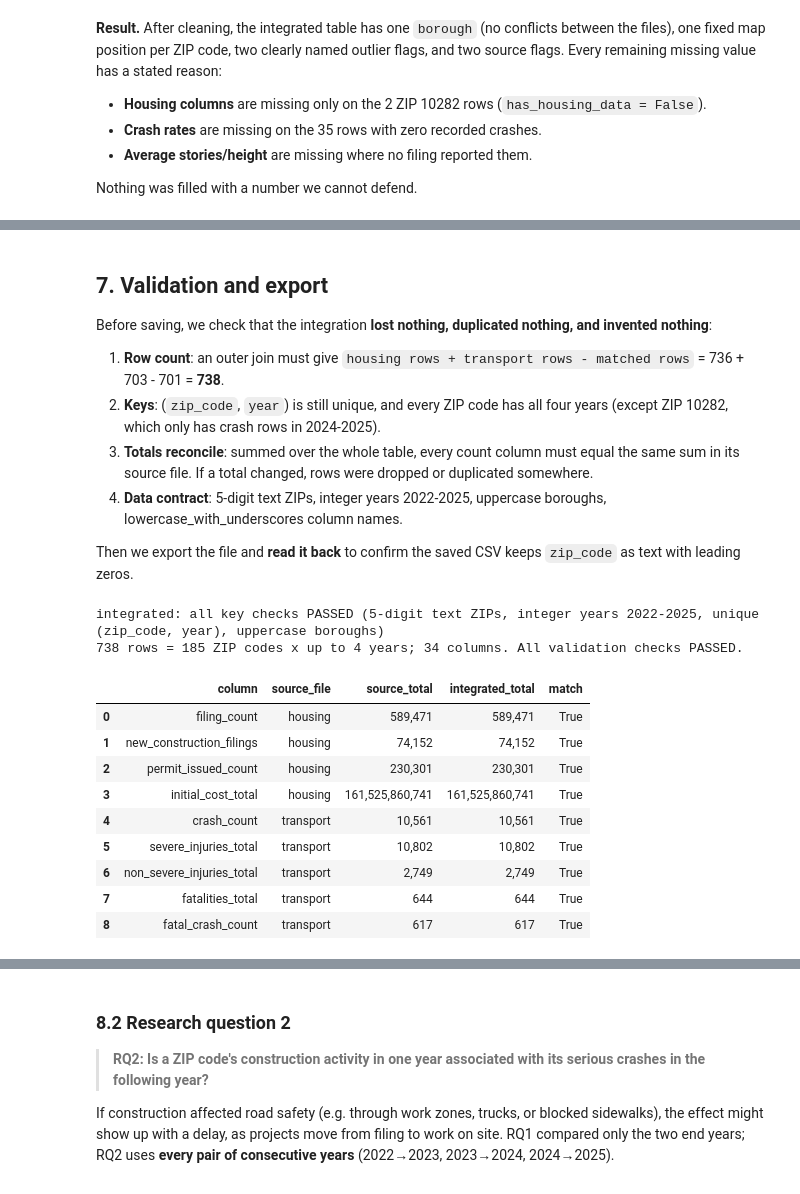
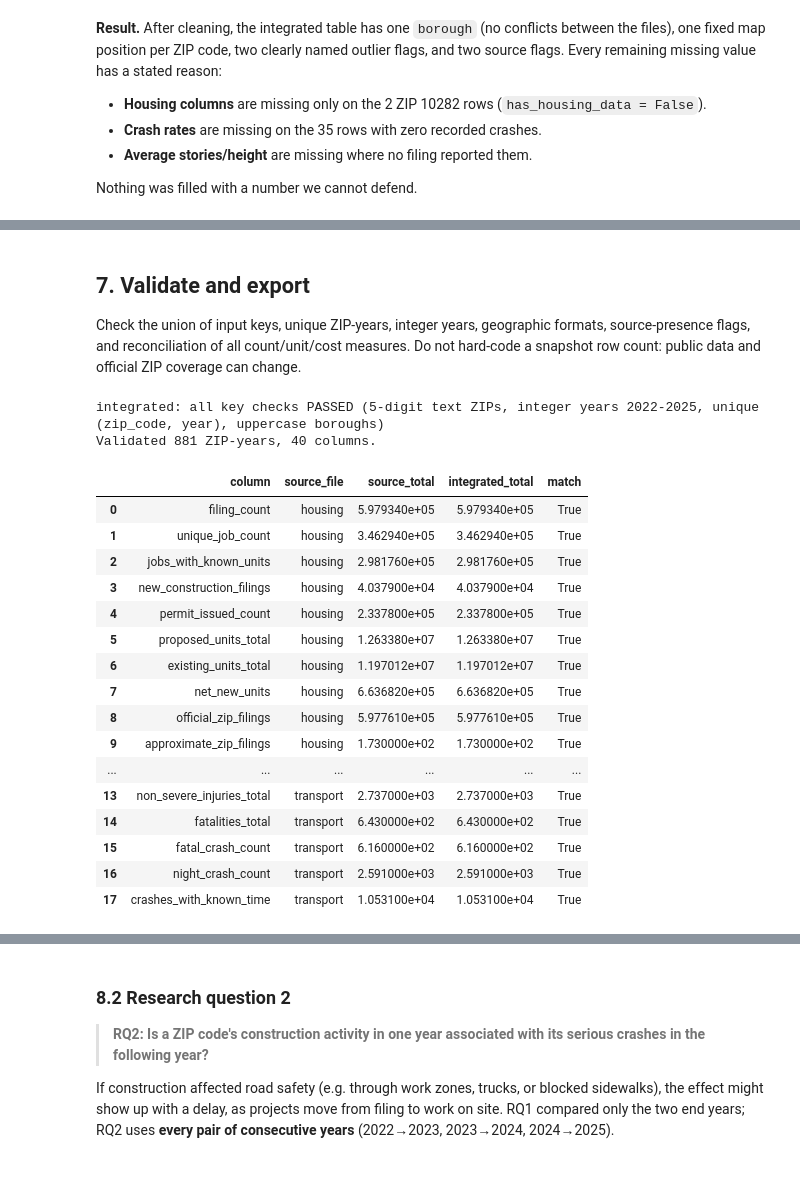
Before and after one commit to mariammashoud/nyc-housing-transport, a Jupyter notebook: notebooks/Member3_Integration.ipynb, the cells around one changed output, grey strips where cells are left out. Drawn from its saved outputs; the diff is of its cells as text; code cells hidden in the pictures.

```diff
--- a/notebooks/Member3_Integration.ipynb
+++ b/notebooks/Member3_Integration.ipynb
@@ -438,9 +424,9 @@ pd.crosstab(integrated["has_housing_data"], integrated["has_crash_data"], margin
 # %%
-HOUSING_COUNTS = ["filing_count", "new_construction_filings", "permit_issued_count", "outlier_filing_count"]
+HOUSING_COUNTS = ["filing_count", "new_construction_filings", "permit_issued_count", "outlier_filing_count", "official_zip_filings", "approximate_zip_filings", "unique_job_count", "jobs_with_known_units"]
 for col in HOUSING_COUNTS:
     integrated[col] = integrated[col].round().astype("Int64")
 for col in CRASH_COUNTS:
-    integrated[col] = integrated[col].round().astype(int)
+    integrated[col] = integrated[col].round().astype("Int64")
 integrated["zip_code"] = integrated["zip_code"].astype(str)
 integrated["year"] = integrated["year"].astype(int)
 
@@ -523,6 +495,6 @@ Raw counts mostly measure **how big and busy a ZIP code is**: a large, dense ZIP
 # %%
 # 1. Rate: serious crashes per 100 construction filings (Int64 -> float so missing stays NaN)
-filings = integrated["filing_count"].astype("float")
+filings = integrated["filing_count"].astype("float").where(integrated["filing_count"] > 0)
 integrated["crashes_per_100_filings"] = (integrated["crash_count"] / filings * 100).round(2)
 
 # 2-3. Year-over-year change, matched on year - 1 (not on row position)
@@ -539,7 +511,7 @@ nxt["year"] = nxt["year"] - 1                        # next year's values, label
 nxt = nxt.rename(columns={"crash_count": "crashes_next_year"})
 integrated = integrated.merge(nxt, on=KEYS, how="left").drop(columns=["filing_prev", "crash_prev"])
 
-# 5. PROVISIONAL: severe injuries per 1,000 proposed dwelling units (0 units -> undefined)
+# 5. Descriptive only: severe injuries per 1,000 proposed dwelling units (0 units -> undefined)
 units = integrated["proposed_units_total"].where(integrated["proposed_units_total"] > 0)
 integrated["severe_injuries_per_1000_units"] = (integrated["severe_injuries_total"] / units * 1000).round(3)
 
@@ -599,49 +565,43 @@ integrated.loc[integrated["zip_code"] == "11207",
 # %% [markdown]
-## 7. Validation and export
-
-Before saving, we check that the integration **lost nothing, duplicated nothing, and invented nothing**:
-
-1. **Row count**: an outer join must give `housing rows + transport rows - matched rows` = 736 + 703 - 701 = **738**.
-2. **Keys**: (`zip_code`, `year`) is still unique, and every ZIP code has all four years (except ZIP 10282, which only has crash rows in 2024-2025).
-3. **Totals reconcile**: summed over the whole table, every count column must equal the same sum in its source file. If a total changed, rows were dropped or duplicated somewhere.
-4. **Data contract**: 5-digit text ZIPs, integer years 2022-2025, uppercase boroughs, lowercase_with_underscores column names.
-
-Then we export the file and **read it back** to confirm the saved CSV keeps `zip_code` as text with leading zeros.
+## 7. Validate and export
+Check the union of input keys, unique ZIP-years, integer years, geographic formats, source-presence flags, and reconciliation of all count/unit/cost measures. Do not hard-code a snapshot row count: public data and official ZIP coverage can change.
 # %%
-expected_rows = len(housing) + len(transport) - int((integrated["has_housing_data"] & integrated["has_crash_data"]).sum())
-assert len(integrated) == expected_rows == 738, f"{len(integrated)} rows, expected {expected_rows}"
-assert not integrated.duplicated(KEYS).any(), "duplicate (zip_code, year)"
-
-years_per_zip = integrated.groupby("zip_code")["year"].nunique()
-assert (years_per_zip.drop("10282") == 4).all() and years_per_zip["10282"] == 2
-
-# Totals must match the source files exactly
+source_keys = set(map(tuple, housing[KEYS].to_numpy())) | set(map(tuple, transport[KEYS].to_numpy()))
+assert set(map(tuple, integrated[KEYS].to_numpy())) == source_keys
+assert len(integrated) == len(source_keys)
+assert not integrated.duplicated(KEYS).any()
 recon = []
-for col in ["filing_count", "new_construction_filings", "permit_issued_count", "initial_cost_total"]:
-    recon.append((col, "housing", housing[col].sum(), integrated[col].astype("float").sum()))
+for col in ["filing_count", "unique_job_count", "jobs_with_known_units", "new_construction_filings",
+            "permit_issued_count", "proposed_units_total", "existing_units_total", "net_new_units",
+            "official_zip_filings", "approximate_zip_filings", "initial_cost_total"]:
+    recon.append((col, "housing", housing[col].sum(), integrated[col].sum()))
 for col in CRASH_COUNTS:
     recon.append((col, "transport", transport[col].sum(), integrated[col].sum()))
 recon = pd.DataFrame(recon, columns=["column", "source_file", "source_total", "integrated_total"])
 recon["match"] = np.isclose(recon["source_total"].astype(float), recon["integrated_total"].astype(float))
-assert recon["match"].all(), "a total changed during integration"
-for col in ["source_total", "integrated_total"]:
-    recon[col] = recon[col].astype(float).map("{:,.0f}".format)
-
+assert recon["match"].all(), "Totals changed during integration."
 check_keys(integrated, "integrated")
 assert all(c == c.lower() and " " not in c for c in integrated.columns)
-print(f"{len(integrated)} rows = {integrated['zip_code'].nunique()} ZIP codes x up to 4 years; "
-      f"{integrated.shape[1]} columns. All validation checks PASSED.")
-recon
+assert integrated["jobs_with_known_units"].le(integrated["unique_job_count"]).fillna(True).all()
+print(f"Validated {len(integrated):,} ZIP-years, {integrated.shape[1]} columns.")
+display(recon)
 # %% [output]
 integrated: all key checks PASSED (5-digit text ZIPs, integer years 2022-2025, unique (zip_code, year), uppercase boroughs)
-738 rows = 185 ZIP codes x up to 4 years; 34 columns. All validation checks PASSED.
+Validated 881 ZIP-years, 40 columns.
 |  | column | source_file | source_total | integrated_total | match |
-| 0 | filing_count | housing | 589,471 | 589,471 | True |
-| 1 | new_construction_filings | housing | 74,152 | 74,152 | True |
-| 2 | permit_issued_count | housing | 230,301 | 230,301 | True |
-| 3 | initial_cost_total | housing | 161,525,860,741 | 161,525,860,741 | True |
-| 4 | crash_count | transport | 10,561 | 10,561 | True |
-| 5 | severe_injuries_total | transport | 10,802 | 10,802 | True |
-| 6 | non_severe_injuries_total | transport | 2,749 | 2,749 | True |
-| 7 | fatalities_total | transport | 644 | 644 | True |
-| 8 | fatal_crash_count | transport | 617 | 617 | True |
+| 0 | filing_count | housing | 5.979340e+05 | 5.979340e+05 | True |
+| 1 | unique_job_count | housing | 3.462940e+05 | 3.462940e+05 | True |
+| 2 | jobs_with_known_units | housing | 2.981760e+05 | 2.981760e+05 | True |
+| 3 | new_construction_filings | housing | 4.037900e+04 | 4.037900e+04 | True |
+| 4 | permit_issued_count | housing | 2.337800e+05 | 2.337800e+05 | True |
+| 5 | proposed_units_total | housing | 1.263380e+07 | 1.263380e+07 | True |
+| 6 | existing_units_total | housing | 1.197012e+07 | 1.197012e+07 | True |
+| 7 | net_new_units | housing | 6.636820e+05 | 6.636820e+05 | True |
+| 8 | official_zip_filings | housing | 5.977610e+05 | 5.977610e+05 | True |
+| 9 | approximate_zip_filings | housing | 1.730000e+02 | 1.730000e+02 | True |
+| ... | ... | ... | ... | ... | ... |
+| 13 | non_severe_injuries_total | transport | 2.737000e+03 | 2.737000e+03 | True |
+| 14 | fatalities_total | transport | 6.430000e+02 | 6.430000e+02 | True |
+| 15 | fatal_crash_count | transport | 6.160000e+02 | 6.160000e+02 | True |
+| 16 | night_crash_count | transport | 2.591000e+03 | 2.591000e+03 | True |
+| 17 | crashes_with_known_time | transport | 1.053100e+04 | 1.053100e+04 | True |
```
Also changed, not shown: parts of 47 cells of this notebook, 19 other files.
